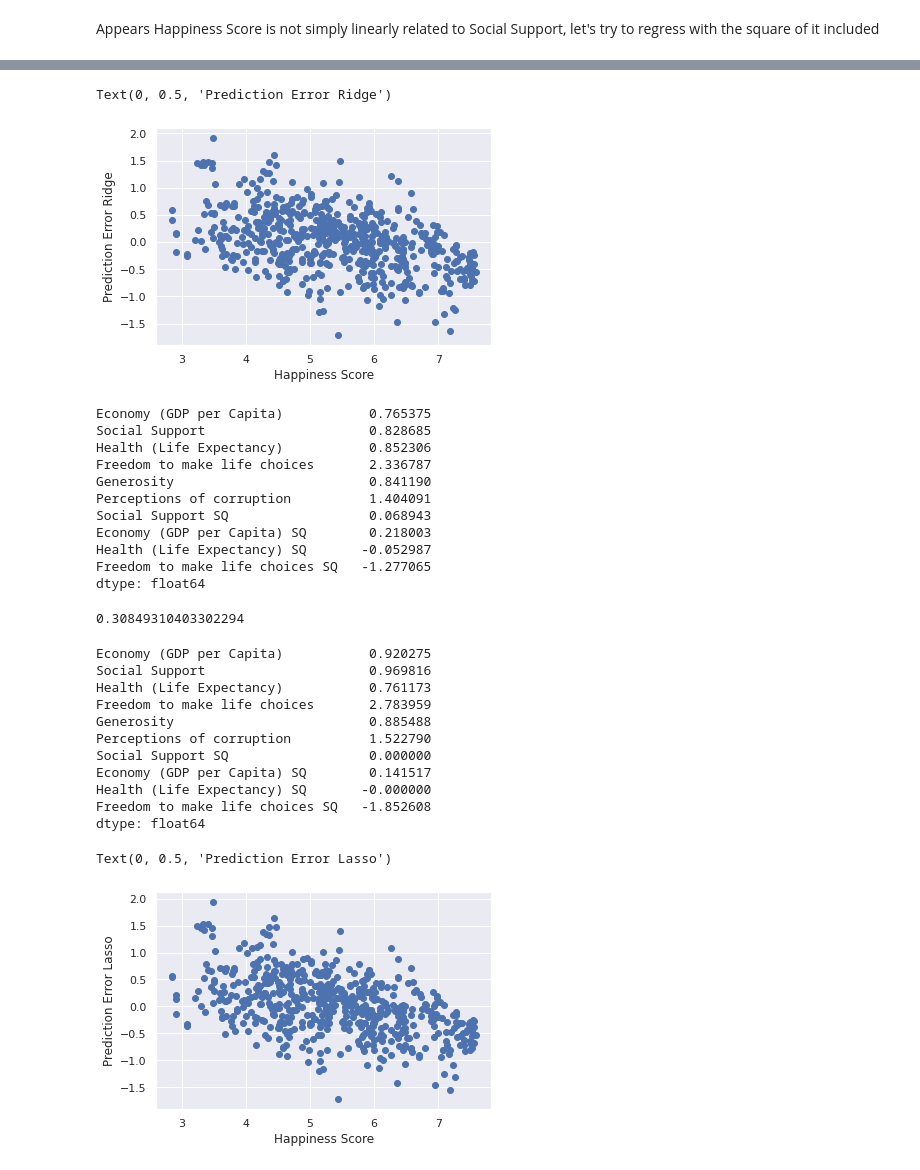
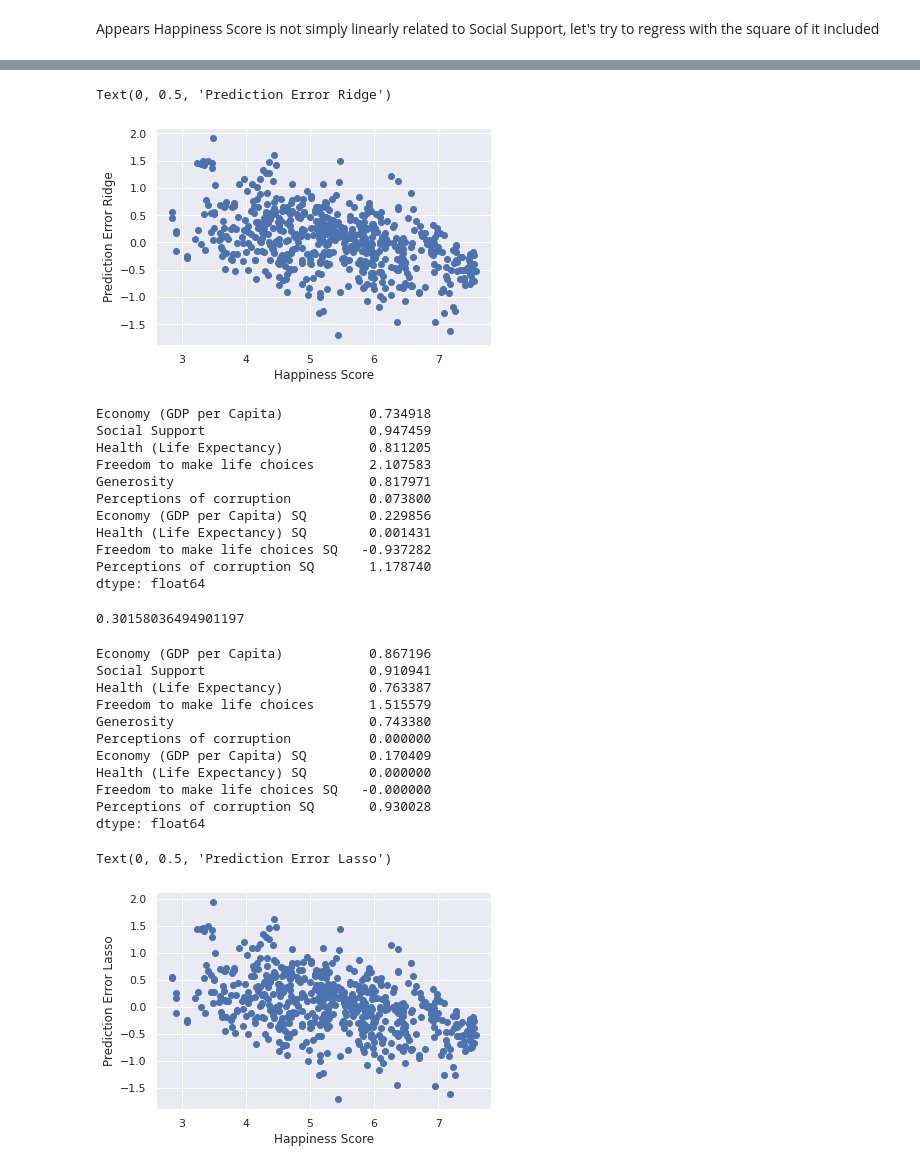
Before and after one commit to flikrama/UH-SPE-ML-Bootcamp-Team4-Project1, a Jupyter notebook: Project_1.ipynb, the cells around one changed output, grey strips where cells are left out. Drawn from its saved outputs; the diff is of its cells as text; code cells hidden in the pictures.

```diff
--- a/Project_1.ipynb
+++ b/Project_1.ipynb
@@ -773,7 +783,7 @@ Index(['Economy (GDP per Capita)', 'Social Support',
 X['Economy (GDP per Capita) SQ'] = X['Economy (GDP per Capita)']**2
 X['Health (Life Expectancy) SQ'] = X['Health (Life Expectancy)']**2
 X['Freedom to make life choices SQ'] = X['Freedom to make life choices']**2
-X['Perceptions of corruption'] = X['Perceptions of corruption']**2
+X['Perceptions of corruption SQ'] = X['Perceptions of corruption']**2
 # %%
 # Split data into training and test sets
 X_train, X_test , y_train, y_test = train_test_split(X, y, test_size=0.75, random_state=1)
@@ -799,20 +809,20 @@ plt.xlabel('Happiness Score')
 plt.ylabel('Prediction Error Ridge')
 # %% [output]
 Text(0, 0.5, 'Prediction Error Ridge')
-[figure, old version]
+[figure, new version]
 # %%
 pd.Series(ridgecv.coef_, index=X.columns)
 # %% [output]
-Economy (GDP per Capita)           0.765375
-Social Support                     0.828685
-Health (Life Expectancy)           0.852306
-Freedom to make life choices       2.336787
-Generosity                         0.841190
-Perceptions of corruption          1.404091
-Social Support SQ                  0.068943
-Economy (GDP per Capita) SQ        0.218003
-Health (Life Expectancy) SQ       -0.052987
-Freedom to make life choices SQ   -1.277065
+Economy (GDP per Capita)           0.734918
+Social Support                     0.947459
+Health (Life Expectancy)           0.811205
+Freedom to make life choices       2.107583
+Generosity                         0.817971
+Perceptions of corruption          0.073800
+Economy (GDP per Capita) SQ        0.229856
+Health (Life Expectancy) SQ        0.001431
+Freedom to make life choices SQ   -0.937282
+Perceptions of corruption SQ       1.178740
 dtype: float64
 # %%
 lassocv = LassoCV(alphas = None, cv = 10, max_iter = 100000, normalize = True)
@@ -822,27 +832,27 @@ lasso.set_params(alpha=lassocv.alpha_)
 lasso.fit(X_train, y_train)
 mean_squared_error(y_test, lasso.predict(X_test))
 # %% [output]
-0.30849310403302294
+0.30158036494901197
 # %%
 pd.Series(lasso.coef_, index=X.columns)
 # %% [output]
-Economy (GDP per Capita)           0.920275
-Social Support                     0.969816
-Health (Life Expectancy)           0.761173
-Freedom to make life choices       2.783959
-Generosity                         0.885488
-Perceptions of corruption          1.522790
-Social Support SQ                  0.000000
-Economy (GDP per Capita) SQ        0.141517
-Health (Life Expectancy) SQ       -0.000000
-Freedom to make life choices SQ   -1.852608
+Economy (GDP per Capita)           0.867196
+Social Support                     0.910941
+Health (Life Expectancy)           0.763387
+Freedom to make life choices       1.515579
+Generosity                         0.743380
+Perceptions of corruption          0.000000
+Economy (GDP per Capita) SQ        0.170409
+Health (Life Expectancy) SQ        0.000000
+Freedom to make life choices SQ   -0.000000
+Perceptions of corruption SQ       0.930028
 dtype: float64
 # %%
 error_Lasso = lasso.predict(X_test) - y_test
 # %%
-plt.scatter(y_test, error)
+plt.scatter(y_test, error_Lasso)
 plt.xlabel('Happiness Score')
 plt.ylabel('Prediction Error Lasso')
 # %% [output]
 Text(0, 0.5, 'Prediction Error Lasso')
-[figure, old version]
+[figure, new version]
```
Also changed, not shown: parts of 31 cells of this notebook.
